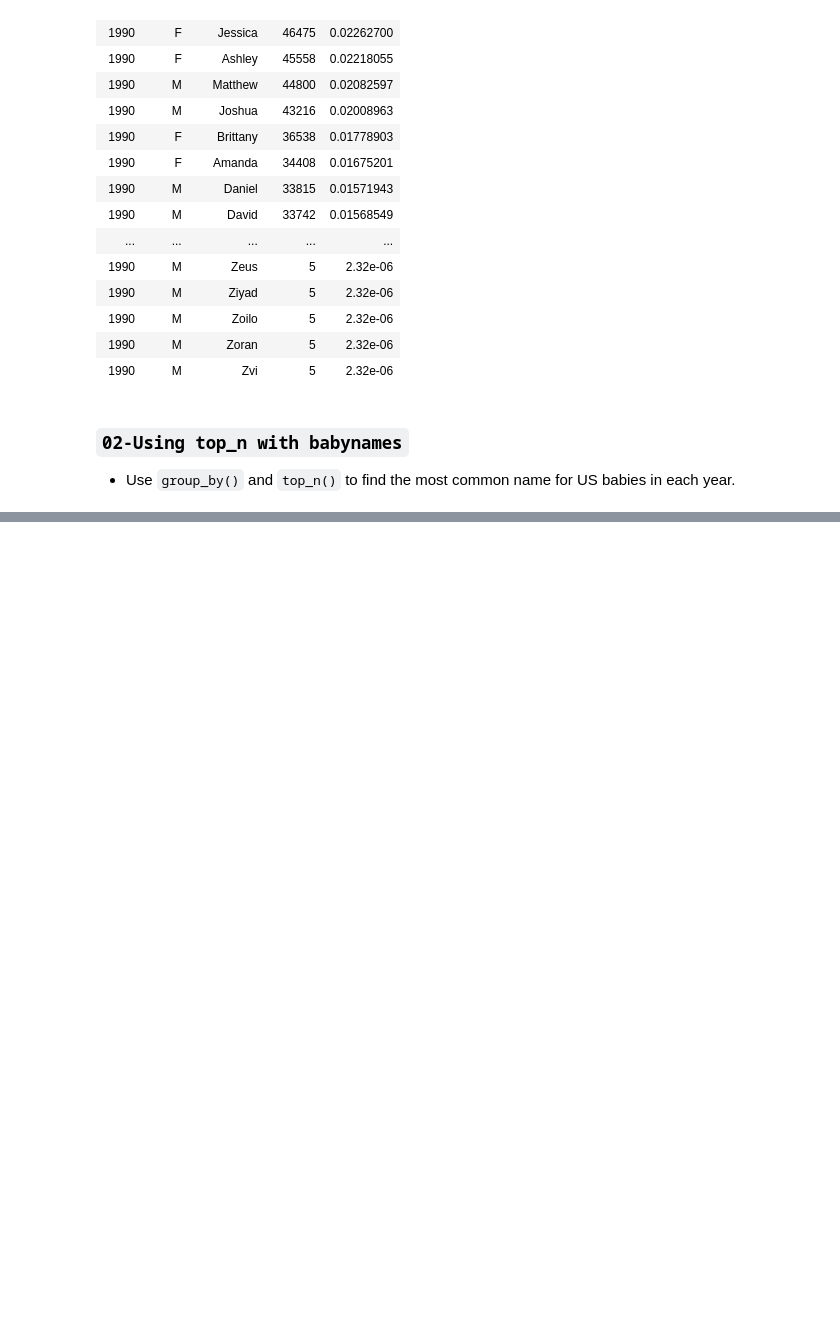
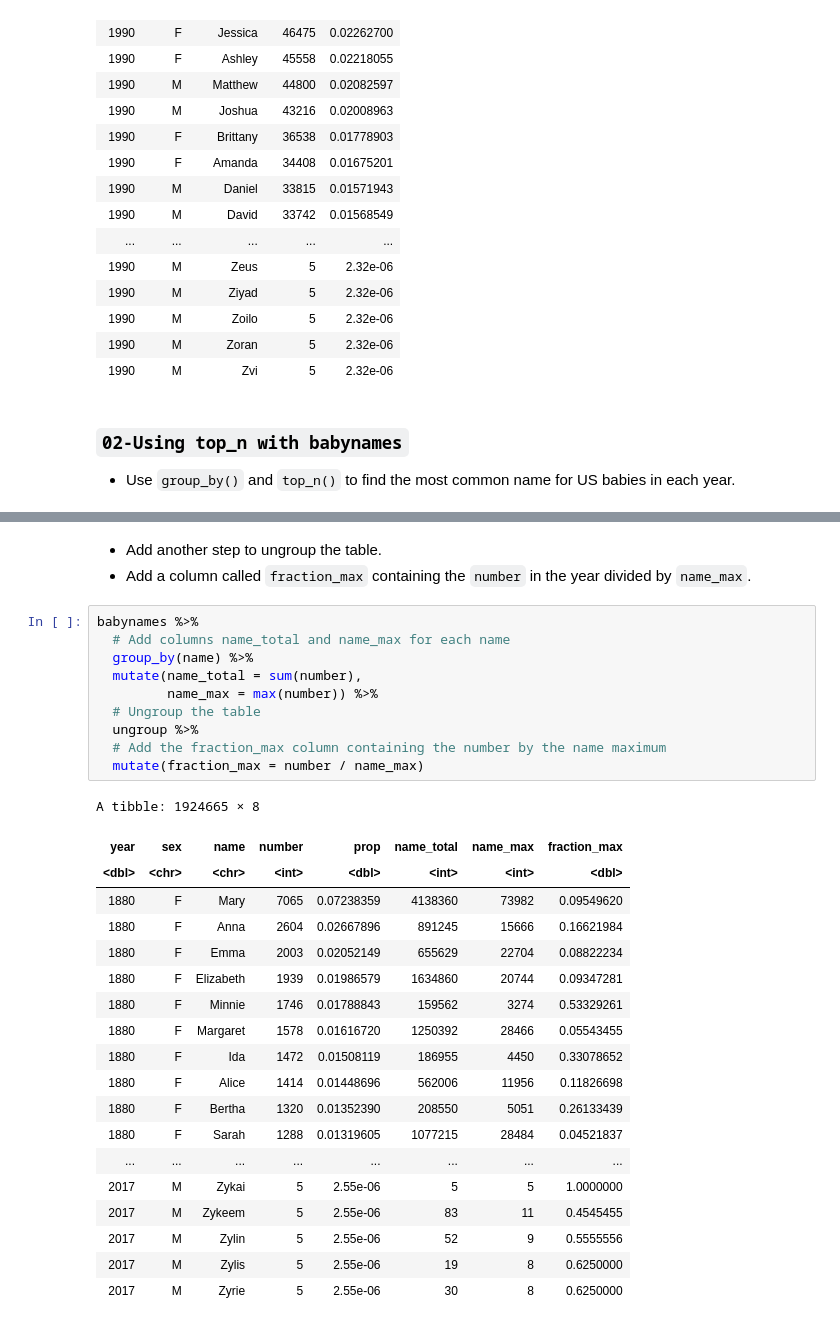
Before and after one commit to AI-MOO/Data_Scientist_with_R, a Jupyter notebook: 04_Data_Manipulation_with_dplyr/04_Case Study_The_babynames_Dataset.ipynb, the cells around one changed output, grey strips where cells are left out. Cells and saved outputs as stored; diff of their text form; blank space fills up the shorter version.

```diff
--- a/04_Data_Manipulation_with_dplyr/04_Case Study_The_babynames_Dataset.ipynb
+++ b/04_Data_Manipulation_with_dplyr/04_Case Study_The_babynames_Dataset.ipynb
@@ -61,0 +182,33 @@ A tibble: 24719 × 5
+# %% [markdown]
+- Add another step to ungroup the table.
+- Add a column called `fraction_max` containing the `number` in the year divided by `name_max`.
+# %%
+babynames %>%
+  # Add columns name_total and name_max for each name
+  group_by(name) %>%
+  mutate(name_total = sum(number),
+         name_max = max(number)) %>%
+  # Ungroup the table
+  ungroup %>%
+  # Add the fraction_max column containing the number by the name maximum
+  mutate(fraction_max = number / name_max)
+# %% [output]
+A tibble: 1924665 × 8
+| year | sex | name | number | prop | name_total | name_max | fraction_max |
+| <dbl> | <chr> | <chr> | <int> | <dbl> | <int> | <int> | <dbl> |
+| 1880 | F | Mary | 7065 | 0.07238359 | 4138360 | 73982 | 0.09549620 |
+| 1880 | F | Anna | 2604 | 0.02667896 | 891245 | 15666 | 0.16621984 |
+| 1880 | F | Emma | 2003 | 0.02052149 | 655629 | 22704 | 0.08822234 |
+| 1880 | F | Elizabeth | 1939 | 0.01986579 | 1634860 | 20744 | 0.09347281 |
+| 1880 | F | Minnie | 1746 | 0.01788843 | 159562 | 3274 | 0.53329261 |
+| 1880 | F | Margaret | 1578 | 0.01616720 | 1250392 | 28466 | 0.05543455 |
+| 1880 | F | Ida | 1472 | 0.01508119 | 186955 | 4450 | 0.33078652 |
+| 1880 | F | Alice | 1414 | 0.01448696 | 562006 | 11956 | 0.11826698 |
+| 1880 | F | Bertha | 1320 | 0.01352390 | 208550 | 5051 | 0.26133439 |
+| 1880 | F | Sarah | 1288 | 0.01319605 | 1077215 | 28484 | 0.04521837 |
+| ... | ... | ... | ... | ... | ... | ... | ... |
+| 2017 | M | Zykai | 5 | 2.55e-06 | 5 | 5 | 1.0000000 |
+| 2017 | M | Zykeem | 5 | 2.55e-06 | 83 | 11 | 0.4545455 |
+| 2017 | M | Zylin | 5 | 2.55e-06 | 52 | 9 | 0.5555556 |
+| 2017 | M | Zylis | 5 | 2.55e-06 | 19 | 8 | 0.6250000 |
+| 2017 | M | Zyrie | 5 | 2.55e-06 | 30 | 8 | 0.6250000 |
```
Also changed, not shown: parts of 21 cells of this notebook.
